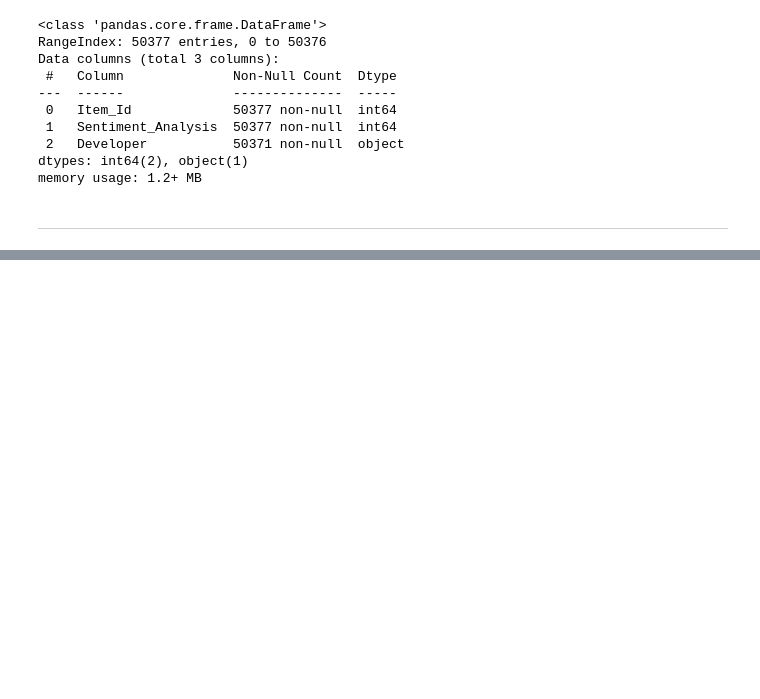
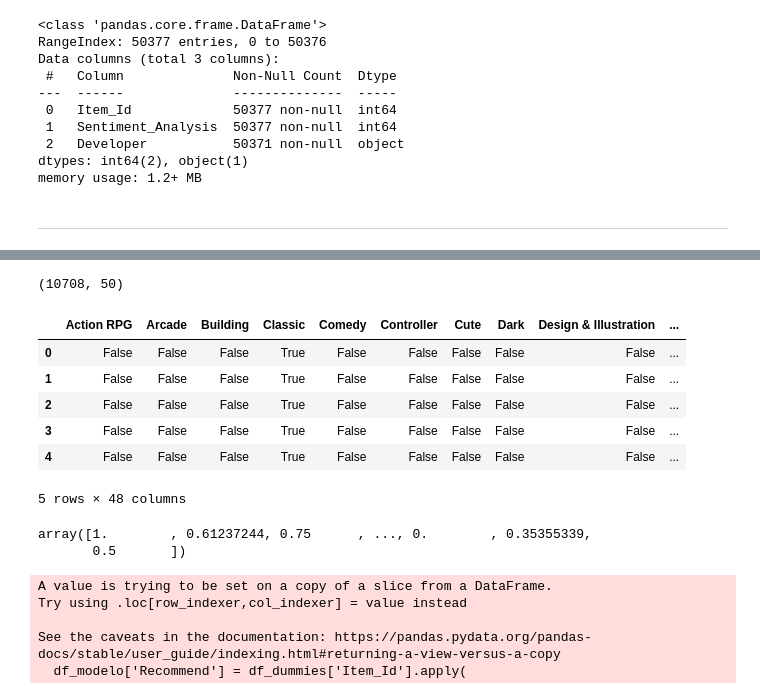
Before and after one commit to DavidssonGon/PI_ML_OPS_STEAM_DSFT17, a Jupyter notebook: ETL2.ipynb, the cells around one changed output, grey strips where cells are left out. Cells and saved outputs as stored; diff of their text form; code cells hidden in the pictures; blank space fills up the shorter version.

```diff
--- a/ETL2.ipynb
+++ b/ETL2.ipynb
@@ -1152,0 +1190,3 @@ memory usage: 1.2+ MB
+# %%
+# Se aplica la función
+def6_df_games['Genres'] = def6_df_games['Genres'].apply(keep_top_genres)
@@ -1152,0 +1211,4 @@ memory usage: 1.2+ MB
+# %%
+# Se crea el Data Frame con el que se va a implementar el modelo
+df_modelo = def6_df_games[def6_df_games['Genres'] != '']
+df_modelo
@@ -1152,0 +1229,5 @@ memory usage: 1.2+ MB
+# %%
+# Se realiza una expanción sobre la columna 'Genres' necesaria para obtener los dummies de los géneros
+df_recomend_juego = df_modelo.assign(Genres = df_modelo['Genres'].str.split(', ')).explode('Genres')
+df_recomend_juego = df_recomend_juego.drop_duplicates().reset_index(drop=True)
+df_recomend_juego
@@ -1152,0 +1248,19 @@ memory usage: 1.2+ MB
+# %%
+# Se obtienen los dummies de los géneros y se vuelve a agrupar el Data Frame por ‘Item_Id’
+df_dummies = pd.get_dummies(df_recomend_juego, columns=['Genres'], prefix='', prefix_sep='').groupby('Item_Id').max().reset_index()
+df_dummies.shape
+# %% [output]
+(10708, 50)
+# %%
+# Se selecciona solo las columnas con valores dummies
+features = df_dummies.drop('Item_Id', axis=1)
+features = features.drop('Title', axis=1)
+features.head()
+# %% [output]
+|  | Action RPG | Arcade | Building | Classic | Comedy | Controller | Cute | Dark | Design & Illustration | ... |
+| 0 | False | False | False | True | False | False | False | False | False | ... |
+| 1 | False | False | False | True | False | False | False | False | False | ... |
+| 2 | False | False | False | True | False | False | False | False | False | ... |
+| 3 | False | False | False | True | False | False | False | False | False | ... |
+| 4 | False | False | False | True | False | False | False | False | False | ... |
+5 rows × 48 columns
@@ -1152,0 +1272,6 @@ memory usage: 1.2+ MB
+# %%
+# Se verifica que los valores de la matriz sean numeros variados que vayan desde -1 hasta 1
+cosine_sim[0]
+# %% [output]
+array([1.        , 0.61237244, 0.75      , ..., 0.        , 0.35355339,
+       0.5       ])
@@ -1152,0 +1289,11 @@ memory usage: 1.2+ MB
+# %%
+# Se aplica la función a todo el DataFrame y se almacena en la nueva columna "Recommend"
+df_modelo['Recommend'] = df_dummies['Item_Id'].apply(
+    lambda x: recommend_and_store2(x, cosine_sim, df_dummies)
+)
+# %% [output]
+A value is trying to be set on a copy of a slice from a DataFrame.
+Try using .loc[row_indexer,col_indexer] = value instead
+
+See the caveats in the documentation: https://pandas.pydata.org/pandas-docs/stable/user_guide/indexing.html#returning-a-view-versus-a-copy
+  df_modelo['Recommend'] = df_dummies['Item_Id'].apply(
```
Also changed, not shown: parts of 26 cells of this notebook, 3 other files.
